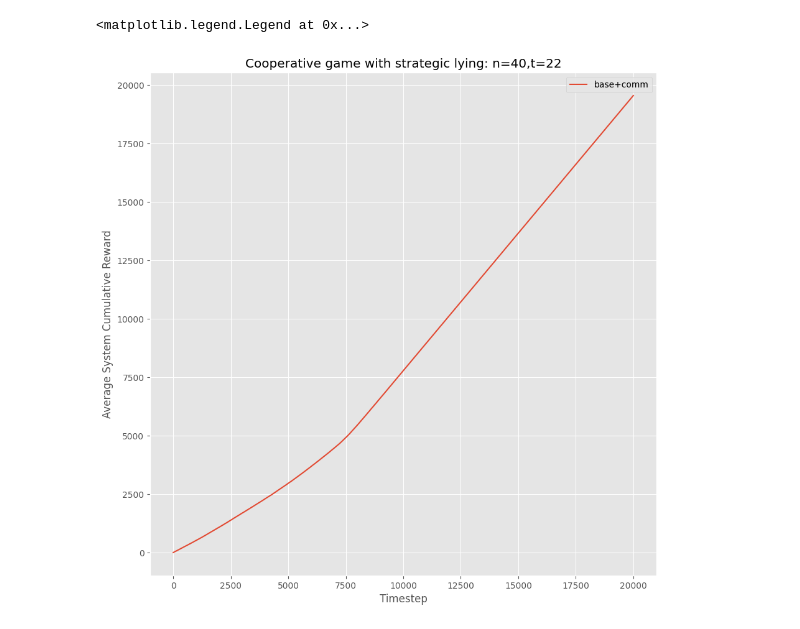
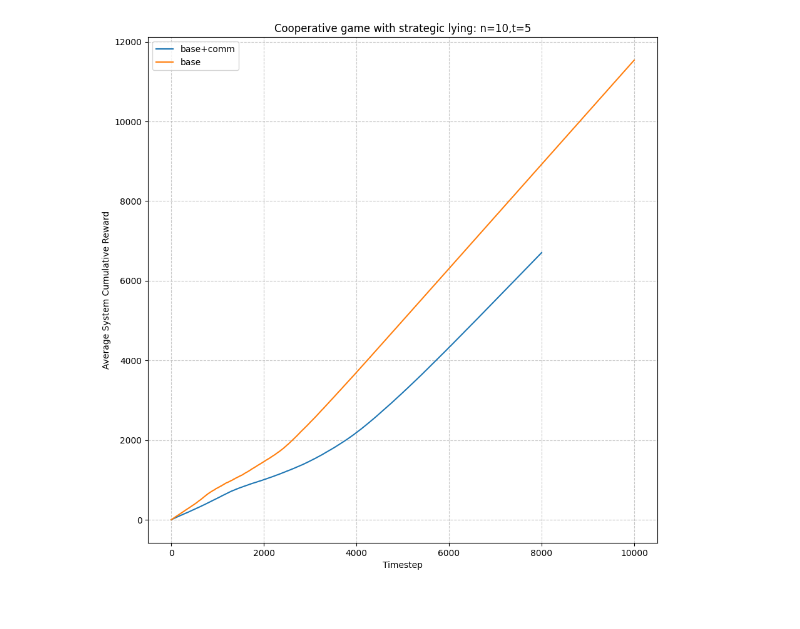
Before and after one commit to akhimoche/coop-form-marl, a Jupyter notebook: graph_test.ipynb, the cells around one changed output. Drawn from its saved outputs; the diff is of its cells as text; code cells hidden in the pictures.

```diff
--- a/graph_test.ipynb
+++ b/graph_test.ipynb
@@ -1,37 +1,32 @@
 # %%
 import matplotlib.pyplot as plt
-plt.style.use('ggplot')
 import numpy as np
 
 # set parameters
-n = 40
-t = 22
+n = 10
+t = 5
 
 # load simulation results
-cum_rew_1 = np.load(f'data/base_comm/n{n}t{t}_cum_rew_[-0.99,2].npy')
-#cum_rew_2 = np.load(f'data/base_model/n{n}t{t}_cum_rew_cnf0.npy')
-#cum_rew_3 = np.load(f'data/base_comm/n{n}t{t}_cum_rew_[-0.99,3].npy')
-#cum_rew_4 = np.load(f'data/base_comm/n{n}t{t}_cum_rew_[-0.99,5].npy')
+cum_rew_1 = np.load(f'data/base_comm/n{n}t{t}_cum_rew_bc.npy')
+cum_rew_2 = np.load(f'data/base/n{n}t{t}_cum_rew_cnf0.npy')
+
 # average over the simulations
 cum_rew_1 = np.mean(cum_rew_1, axis=0)
-#cum_rew_2= np.mean(cum_rew_2, axis=0)
-#cum_rew_3= np.mean(cum_rew_3, axis=0)
-#cum_rew_4= np.mean(cum_rew_4, axis=0)
+cum_rew_2= np.mean(cum_rew_2, axis=0)
+
 # plot cum rew graphs
 plt.title(f'Cooperative game with strategic lying: n={n},t={t}')
 plt.xlabel('Timestep')
 plt.ylabel('Average System Cumulative Reward')
 
 plt.plot(cum_rew_1, label='base+comm')
-#plt.plot(cum_rew_2, label='base')
-#plt.plot(cum_rew_3, label='[-0.99,3]')
-#plt.plot(cum_rew_4, label='[-0.99,5]')
+plt.plot(cum_rew_2, label='base')
 
 fig = plt.gcf()
 fig.set_size_inches(10.5, 10.5)
 
 plt.legend()
+plt.grid(True, linestyle='--', alpha=0.7)
 # %% [output]
-<matplotlib.legend.Legend at 0x...>
-[figure, old version]
+[figure, new version]
 # %%
```
Also changed, not shown: parts of 3 cells of this notebook, 33 other files.
